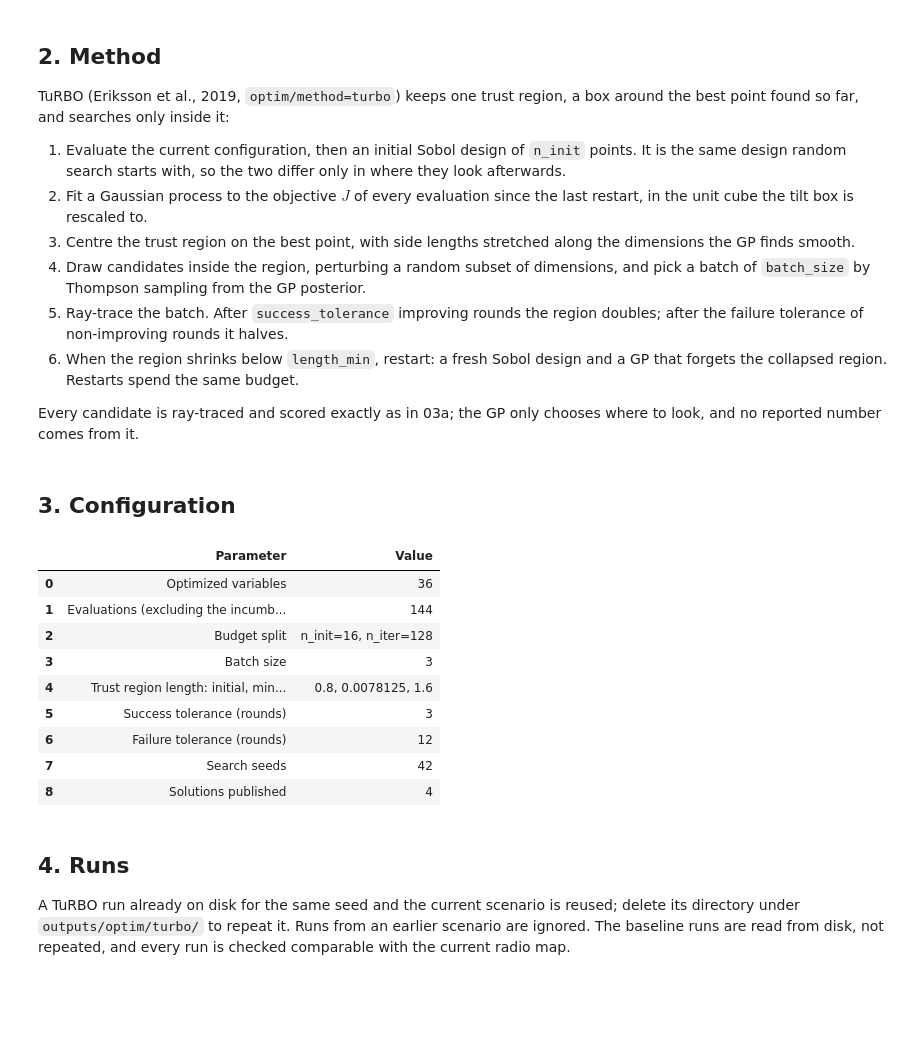
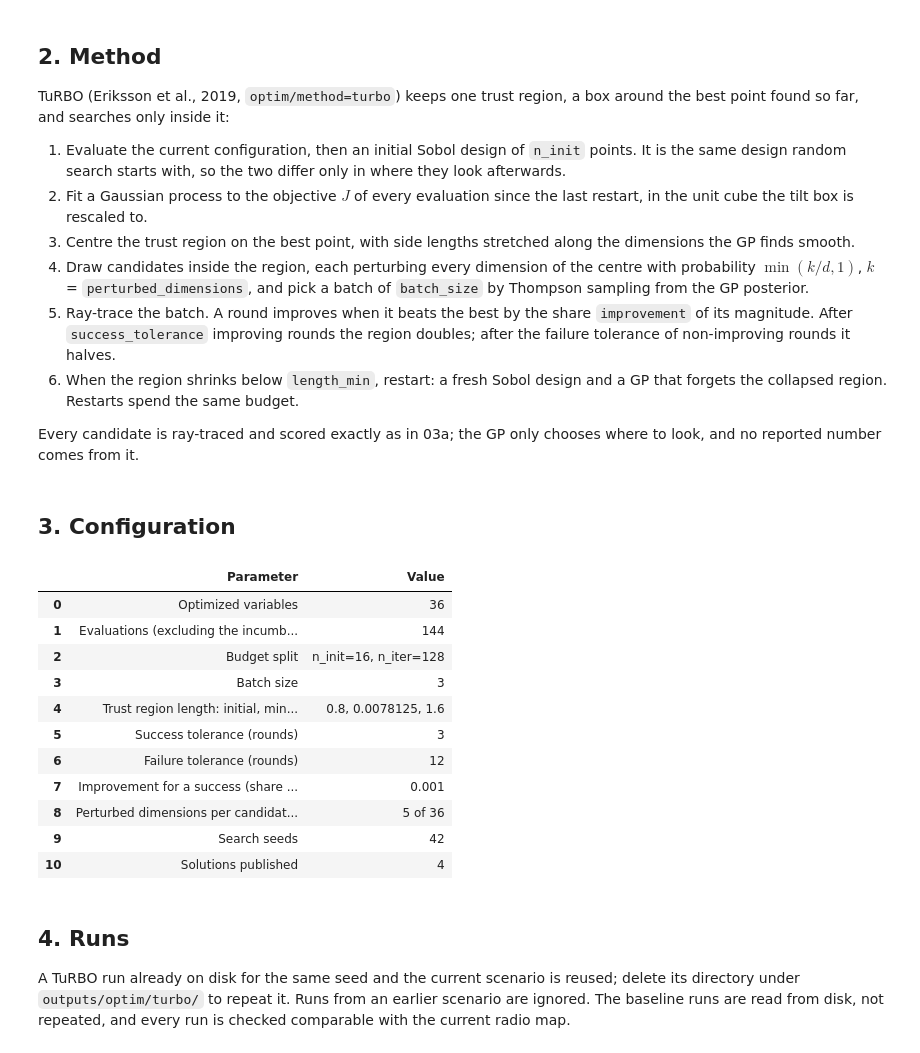
Before and after one commit to NguyenVu04/band-tilt, a Jupyter notebook: notebooks/03b_turbo.ipynb, the cells around one changed output. Drawn from its saved outputs; the diff is of its cells as text; code cells hidden in the pictures; blank space fills up the shorter version.

```diff
--- a/notebooks/03b_turbo.ipynb
+++ b/notebooks/03b_turbo.ipynb
@@ -102,10 +102,12 @@ and searches only inside it:
 2. Fit a Gaussian process to the objective $J$ of every evaluation since the last restart, in the unit cube the tilt
    box is rescaled to.
 3. Centre the trust region on the best point, with side lengths stretched along the dimensions the GP finds smooth.
-4. Draw candidates inside the region, perturbing a random subset of dimensions, and pick a batch of `batch_size` by
-   Thompson sampling from the GP posterior.
-5. Ray-trace the batch. After `success_tolerance` improving rounds the region doubles; after the failure tolerance of
-   non-improving rounds it halves.
+4. Draw candidates inside the region, each perturbing every dimension of the centre with probability
+   $\min(k / d, 1)$, $k$ = `perturbed_dimensions`, and pick a batch of `batch_size` by Thompson sampling from the GP
+   posterior.
+5. Ray-trace the batch. A round improves when it beats the best by the share `improvement` of its magnitude. After
+   `success_tolerance` improving rounds the region doubles; after the failure tolerance of non-improving rounds it
+   halves.
 6. When the region shrinks below `length_min`, restart: a fresh Sobol design and a GP that forgets the collapsed
    region. Restarts spend the same budget.
 
@@ -132,35 +134,41 @@ settings = pd.DataFrame(
             "Trust region length: initial, minimum, maximum",
             "Success tolerance (rounds)",
             "Failure tolerance (rounds)",
+            "Improvement for a success (share of the best)",
+            "Perturbed dimensions per candidate (expected)",
             "Search seeds",
             "Solutions published",
         ],
         "Value": [
             space.n_dim,
             int(budget.n_init) + int(budget.n_iter),
             f"n_init={budget.n_init}, n_iter={budget.n_iter}",
             region.batch_size,
             f"{region.length_init:g}, {region.length_min:g}, {region.length_max:g}",
             region.success_tolerance,
             region.failure_tolerance,
+            f"{region.improvement:g}",
+            f"{region.perturbed_dimensions:g} of {space.n_dim}",
             ", ".join(map(str, SEEDS)),
             int(turbo_cfg.optim.n_solutions),
         ],
     }
 )
 save_table(settings, "turbo_configuration")
 settings
 # %% [output]
 |  | Parameter | Value |
 | 0 | Optimized variables | 36 |
 | 1 | Evaluations (excluding the incumb... | 144 |
 | 2 | Budget split | n_init=16, n_iter=128 |
 | 3 | Batch size | 3 |
 | 4 | Trust region length: initial, min... | 0.8, 0.0078125, 1.6 |
 | 5 | Success tolerance (rounds) | 3 |
 | 6 | Failure tolerance (rounds) | 12 |
-| 7 | Search seeds | 42 |
-| 8 | Solutions published | 4 |
+| 7 | Improvement for a success (share ... | 0.001 |
+| 8 | Perturbed dimensions per candidat... | 5 of 36 |
+| 9 | Search seeds | 42 |
+| 10 | Solutions published | 4 |
 # %% [markdown]
 ## 4. Runs
 
```
Also changed, not shown: parts of 15 cells of this notebook, 9 other files.
